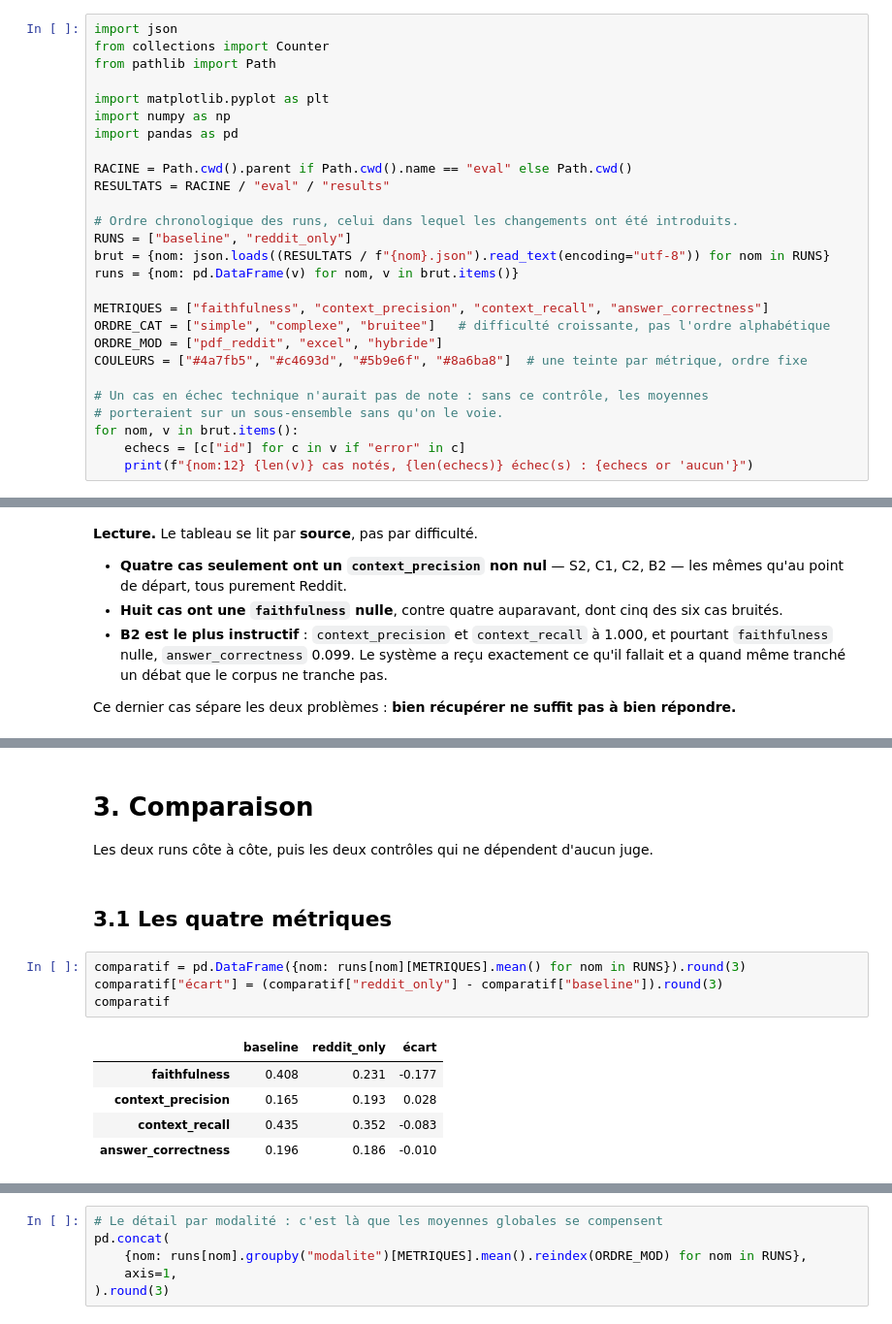
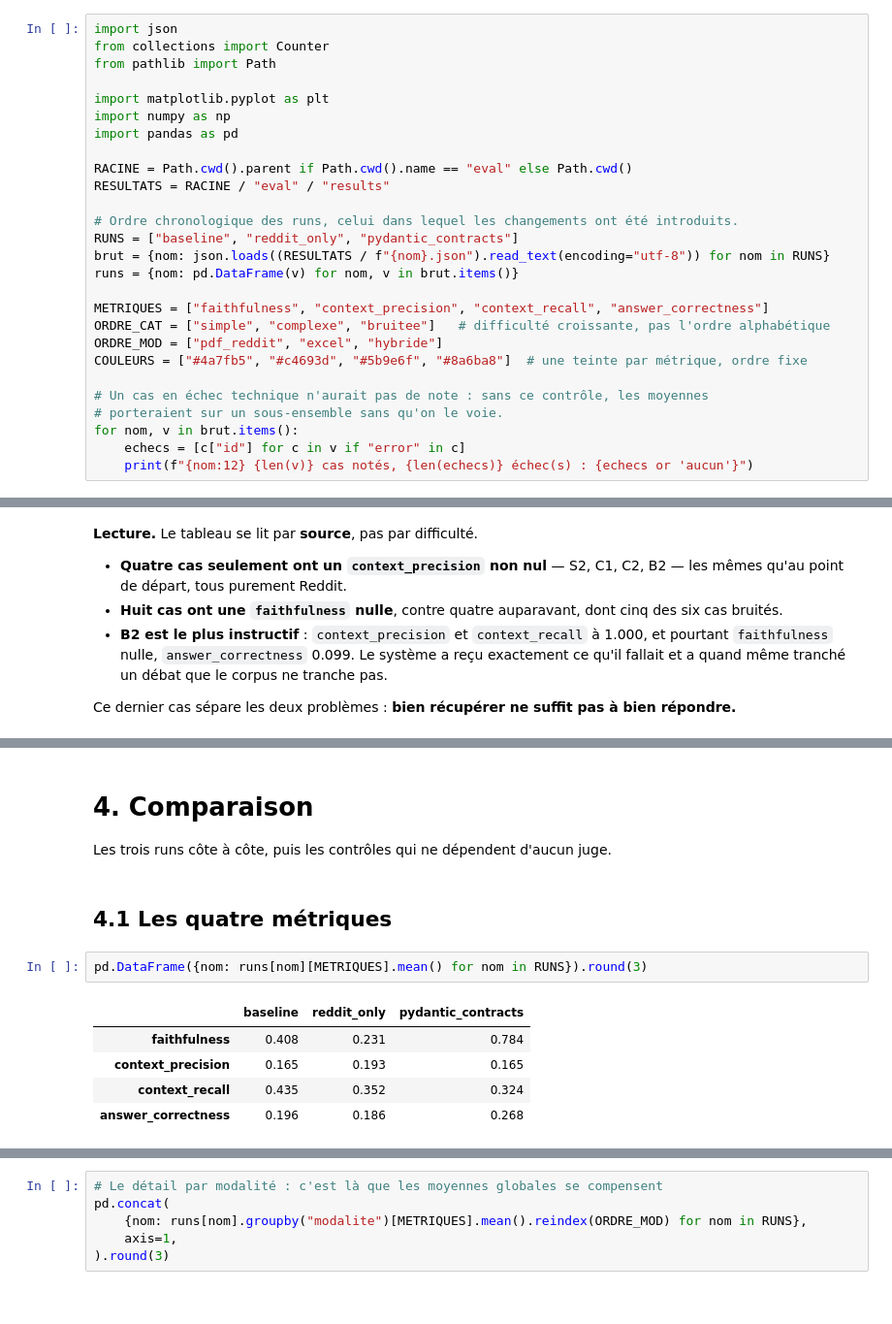
Before and after one commit to FaizaKh93/Projet10_mission, a Jupyter notebook: eval/analyze_results.ipynb, the cells around one changed output, grey strips where cells are left out. Shown at 97% size. Cells and saved outputs as stored; diff of their text form.

```diff
--- a/eval/analyze_results.ipynb
+++ b/eval/analyze_results.ipynb
@@ -39,7 +38,7 @@ RACINE = Path.cwd().parent if Path.cwd().name == "eval" else Path.cwd()
 RESULTATS = RACINE / "eval" / "results"
 
 # Ordre chronologique des runs, celui dans lequel les changements ont été introduits.
-RUNS = ["baseline", "reddit_only"]
+RUNS = ["baseline", "reddit_only", "pydantic_contracts"]
 brut = {nom: json.loads((RESULTATS / f"{nom}.json").read_text(encoding="utf-8")) for nom in RUNS}
 runs = {nom: pd.DataFrame(v) for nom, v in brut.items()}
 
@@ -426,16 +607,14 @@ répondre.**
 # %% [markdown]
-# 3. Comparaison
+# 4. Comparaison
 
-Les deux runs côte à côte, puis les deux contrôles qui ne dépendent d'aucun juge.
+Les trois runs côte à côte, puis les contrôles qui ne dépendent d'aucun juge.
 # %% [markdown]
-## 3.1 Les quatre métriques
+## 4.1 Les quatre métriques
 # %%
-comparatif = pd.DataFrame({nom: runs[nom][METRIQUES].mean() for nom in RUNS}).round(3)
-comparatif["écart"] = (comparatif["reddit_only"] - comparatif["baseline"]).round(3)
-comparatif
+pd.DataFrame({nom: runs[nom][METRIQUES].mean() for nom in RUNS}).round(3)
 # %% [output]
-|  | baseline | reddit_only | écart |
-| faithfulness | 0.408 | 0.231 | -0.177 |
-| context_precision | 0.165 | 0.193 | 0.028 |
-| context_recall | 0.435 | 0.352 | -0.083 |
-| answer_correctness | 0.196 | 0.186 | -0.010 |
+|  | baseline | reddit_only | pydantic_contracts |
+| faithfulness | 0.408 | 0.231 | 0.784 |
+| context_precision | 0.165 | 0.193 | 0.165 |
+| context_recall | 0.435 | 0.352 | 0.324 |
+| answer_correctness | 0.196 | 0.186 | 0.268 |
```
Also changed, not shown: parts of 40 cells of this notebook, 17 other files.
